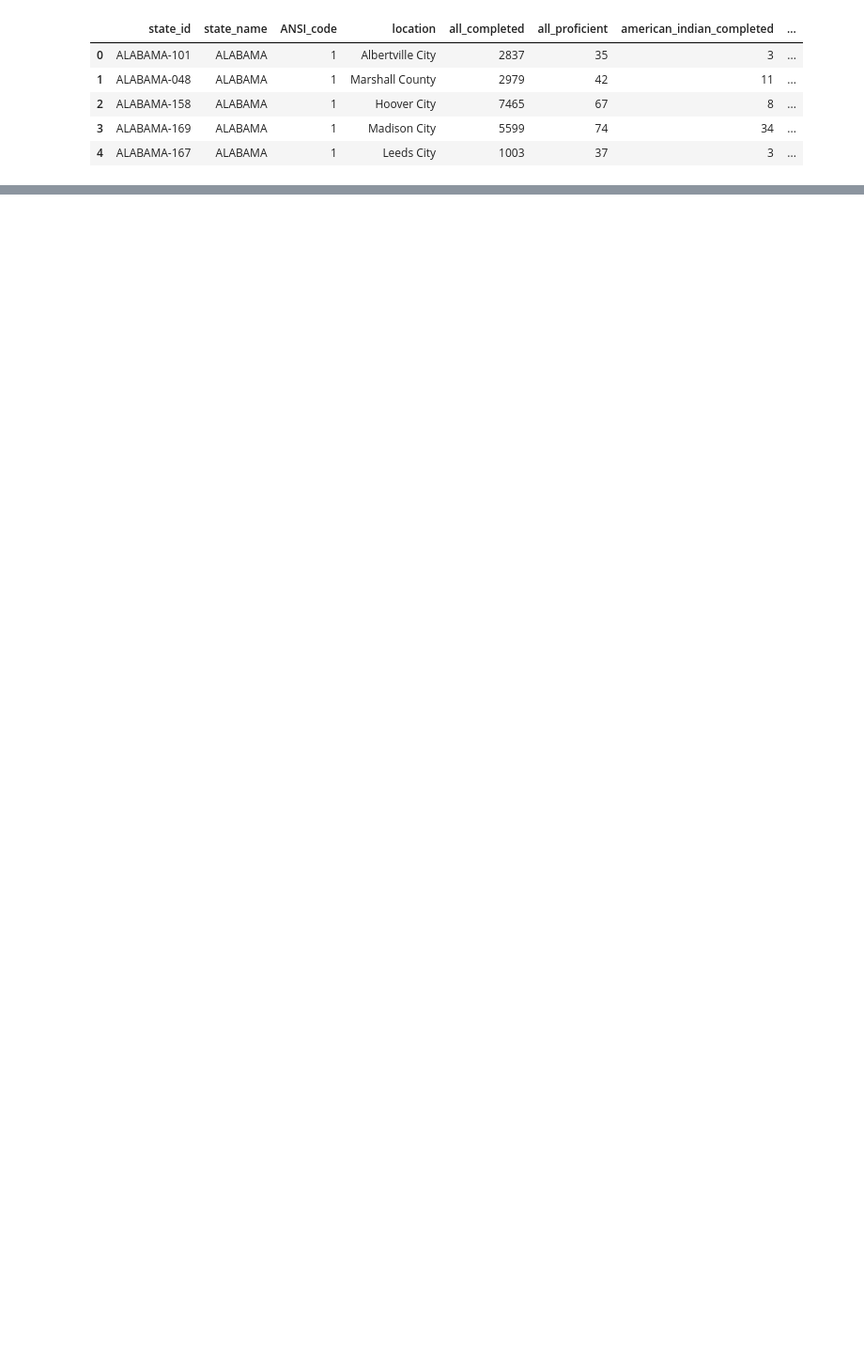
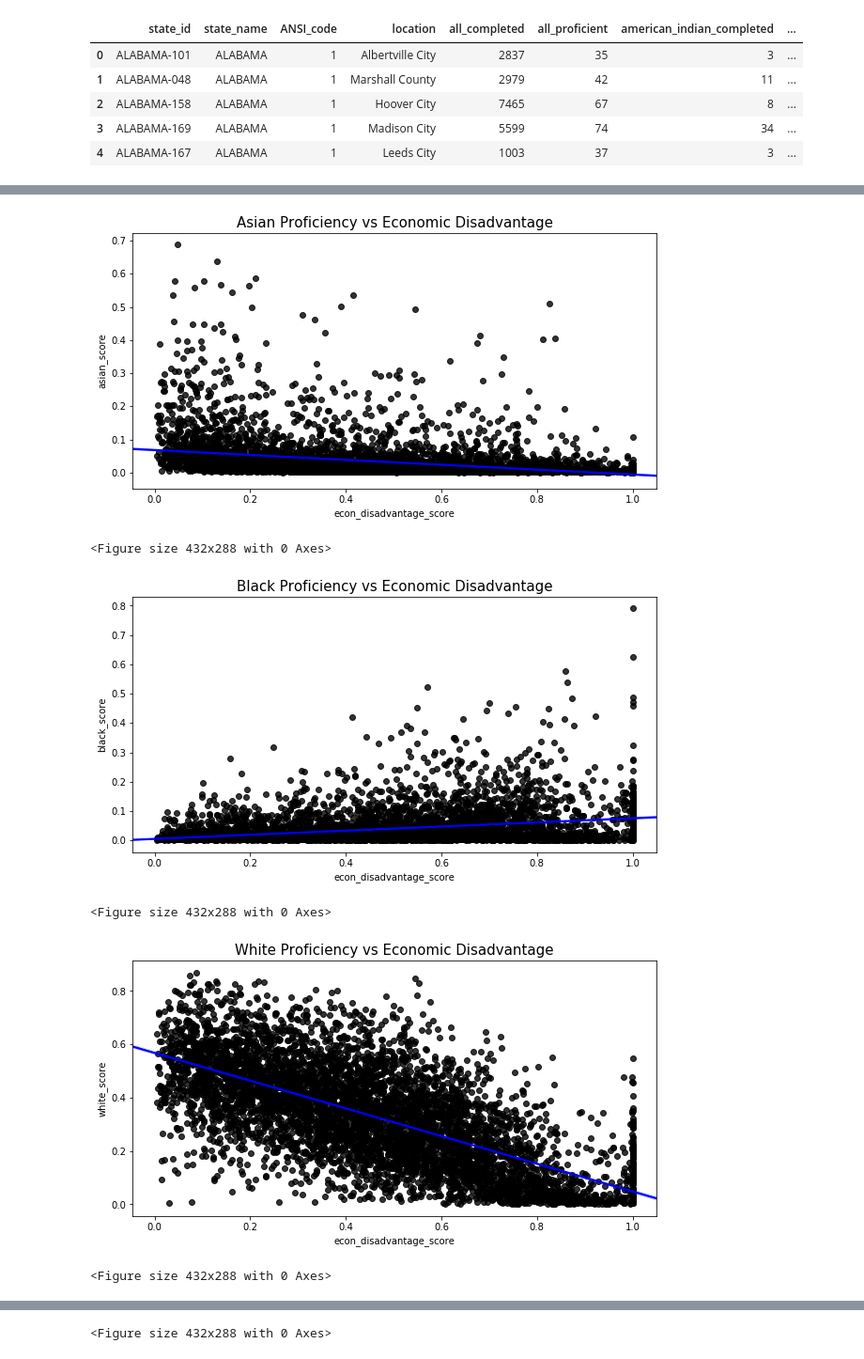
Before and after one commit to kannanfire/kannanfire.github.io, a Jupyter notebook: final_project.ipynb, the cells around one changed output, grey strips where cells are left out. Shown: that part at 94% size. Drawn from its saved outputs; the diff is of its cells as text; code cells hidden in the pictures; blank space fills up the shorter version.

```diff
--- a/final_project.ipynb
+++ b/final_project.ipynb
@@ -395,0 +347,22 @@ plt.clf()
+# %%
+d = {
+    'asian_score': 'Asian',
+    'black_score': 'Black',
+    'white_score': 'White',
+    'hispanic_score': 'Hispanic'
+}
+
+for k,v in d.items():
+    plt.figure(figsize=(10,5))
+    plt.title(v + ' Proficiency vs Economic Disadvantage', fontsize=15)
+    sns.regplot(data=dfr, x='econ_disadvantage_score', y=k, scatter_kws={"color": "black"}, line_kws={"color": "blue"})
+    plt.show()
+    plt.clf()
+# asian proficiency for every row with regression line
+# %% [output]
+[figure, added]
+<Figure size 432x288 with 0 Axes>
+[figure, added]
+<Figure size 432x288 with 0 Axes>
+[figure, added]
+<Figure size 432x288 with 0 Axes>
@@ -395,0 +370 @@ plt.clf()
+<Figure size 432x288 with 0 Axes>
```
Also changed, not shown: parts of 7 cells of this notebook, 1 other file.
